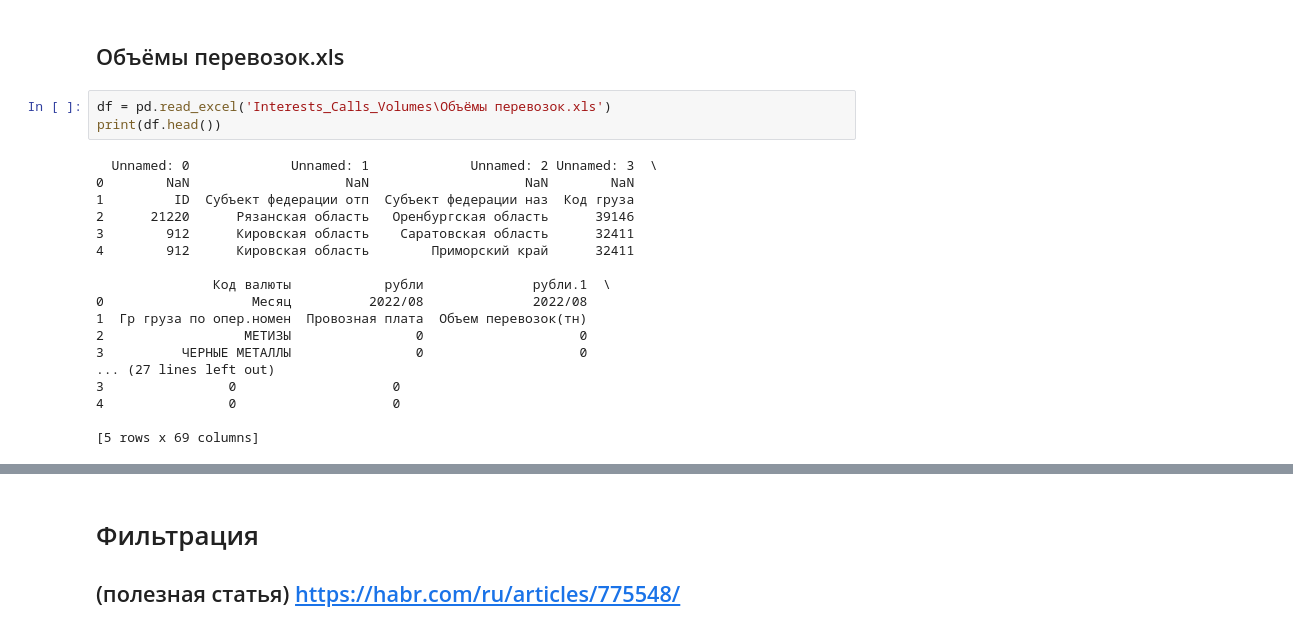
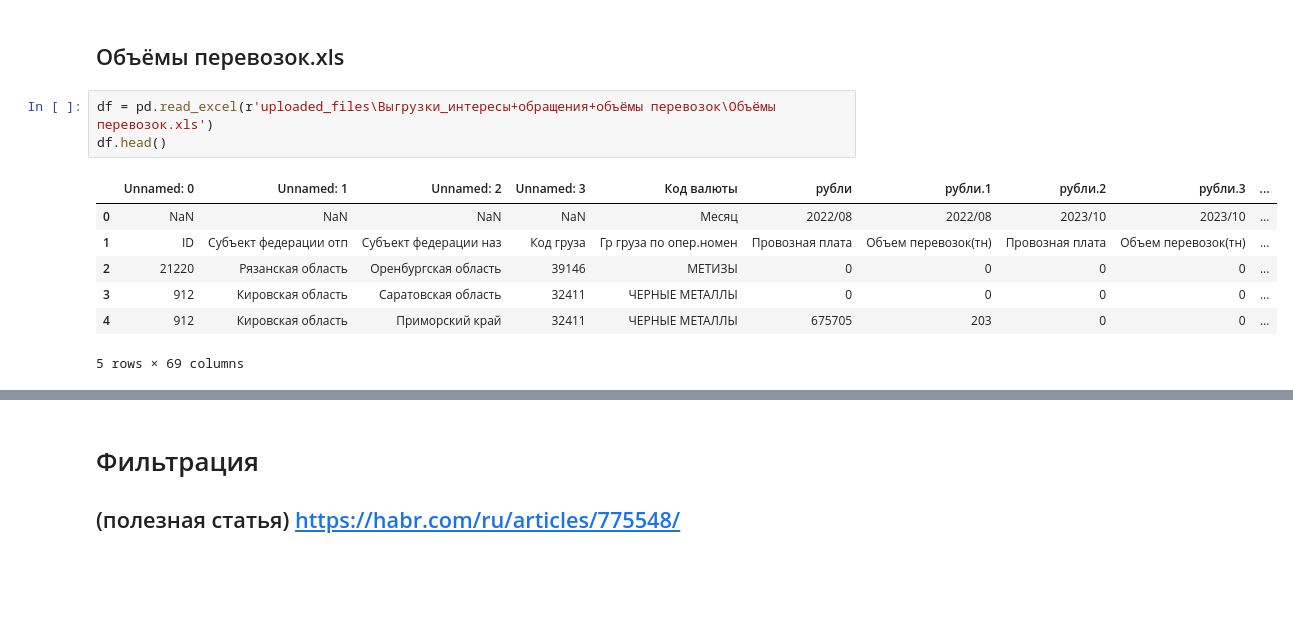
Before and after one commit to Ghost-Name/Hackathon_PVD, a Jupyter notebook: 1) ANALYSIS_Interests_Calls_Volumes.ipynb, the cells around one changed output, grey strips where cells are left out. Cells and saved outputs as stored; diff of their text form; blank space fills up the shorter version.

```diff
--- a/1) ANALYSIS_Interests_Calls_Volumes.ipynb
+++ b/1) ANALYSIS_Interests_Calls_Volumes.ipynb
@@ -51,23 +41,13 @@ print(df.head())
 # %% [markdown]
 ## Объёмы перевозок.xls
 # %%
-df = pd.read_excel('Interests_Calls_Volumes\Объёмы перевозок.xls')
-print(df.head())
+df = pd.read_excel(r'uploaded_files\Выгрузки_интересы+обращения+объёмы перевозок\Объёмы перевозок.xls')
+df.head()
 # %% [output]
+|  | Unnamed: 0 | Unnamed: 1 | Unnamed: 2 | Unnamed: 3 | Код валюты | рубли | рубли.1 | рубли.2 | рубли.3 | ... |
+| 0 | NaN | NaN | NaN | NaN | Месяц | 2022/08 | 2022/08 | 2023/10 | 2023/10 | ... |
+| 1 | ID | Субъект федерации отп | Субъект федерации наз | Код груза | Гр груза по опер.номен | Провозная плата | Объем перевозок(тн) | Провозная плата | Объем перевозок(тн) | ... |
+| 2 | 21220 | Рязанская область | Оренбургская область | 39146 | МЕТИЗЫ | 0 | 0 | 0 | 0 | ... |
+| 3 | 912 | Кировская область | Саратовская область | 32411 | ЧЕРНЫЕ МЕТАЛЛЫ | 0 | 0 | 0 | 0 | ... |
+| 4 | 912 | Кировская область | Приморский край | 32411 | ЧЕРНЫЕ МЕТАЛЛЫ | 675705 | 203 | 0 | 0 | ... |
-  Unnamed: 0             Unnamed: 1             Unnamed: 2 Unnamed: 3  \
-0        NaN                    NaN                    NaN        NaN
-1         ID  Субъект федерации отп  Субъект федерации наз  Код груза
-2      21220      Рязанская область   Оренбургская область      39146
-3        912      Кировская область    Саратовская область      32411
-4        912      Кировская область        Приморский край      32411
-
-               Код валюты            рубли              рубли.1  \
-0                   Месяц          2022/08              2022/08
-1  Гр груза по опер.номен  Провозная плата  Объем перевозок(тн)
-2                  МЕТИЗЫ                0                    0
-3          ЧЕРНЫЕ МЕТАЛЛЫ                0                    0
-... (27 lines left out)
-3                0                    0
-4                0                    0
-
-[5 rows x 69 columns]
+5 rows × 69 columns
```
Also changed, not shown: parts of 5 cells of this notebook, 3 other files.
